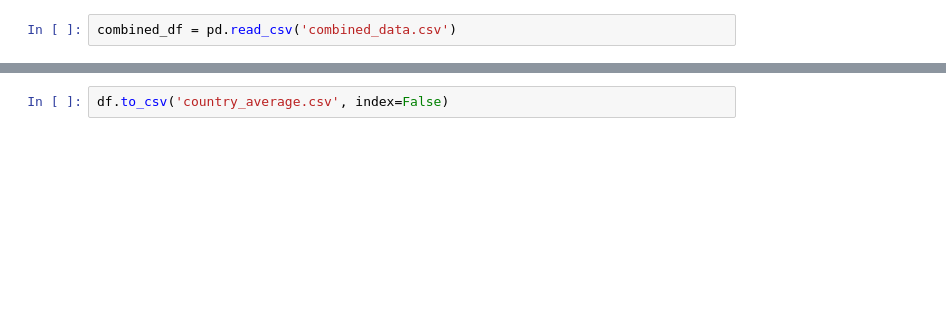
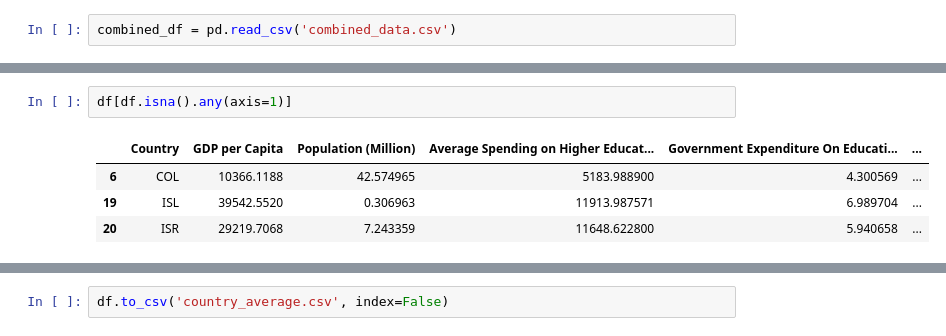
Before and after one commit to rcherivi/OECD-Tertiary-Education-Analysis, a Jupyter notebook: Country Averages.ipynb, the cells around one changed output, grey strips where cells are left out. Saved outputs shown, nothing was run; the diff lists cells and outputs as text; blank space fills up the shorter version.

```diff
--- a/Country Averages.ipynb
+++ b/Country Averages.ipynb
@@ -78,0 +99,7 @@ df
+# %%
+df[df.isna().any(axis=1)]
+# %% [output]
+|  | Country | GDP per Capita | Population (Million) | Average Spending on Higher Educat... | Government Expenditure On Educati... | ... |
+| 6 | COL | 10366.1188 | 42.574965 | 5183.988900 | 4.300569 | ... |
+| 19 | ISL | 39542.5520 | 0.306963 | 11913.987571 | 6.989704 | ... |
+| 20 | ISR | 29219.7068 | 7.243359 | 11648.622800 | 5.940658 | ... |
```
Also changed, not shown: parts of 24 cells of this notebook.
